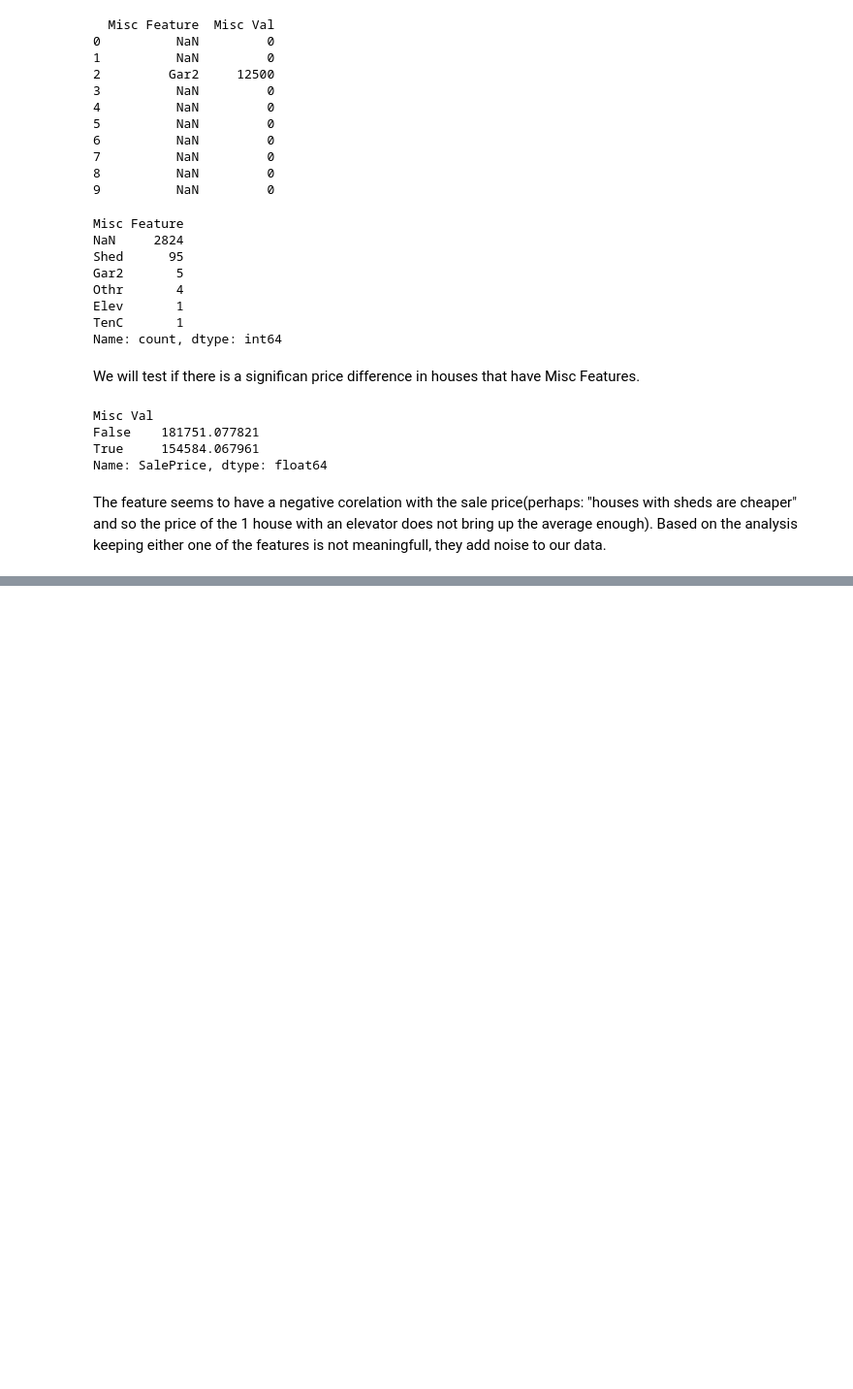
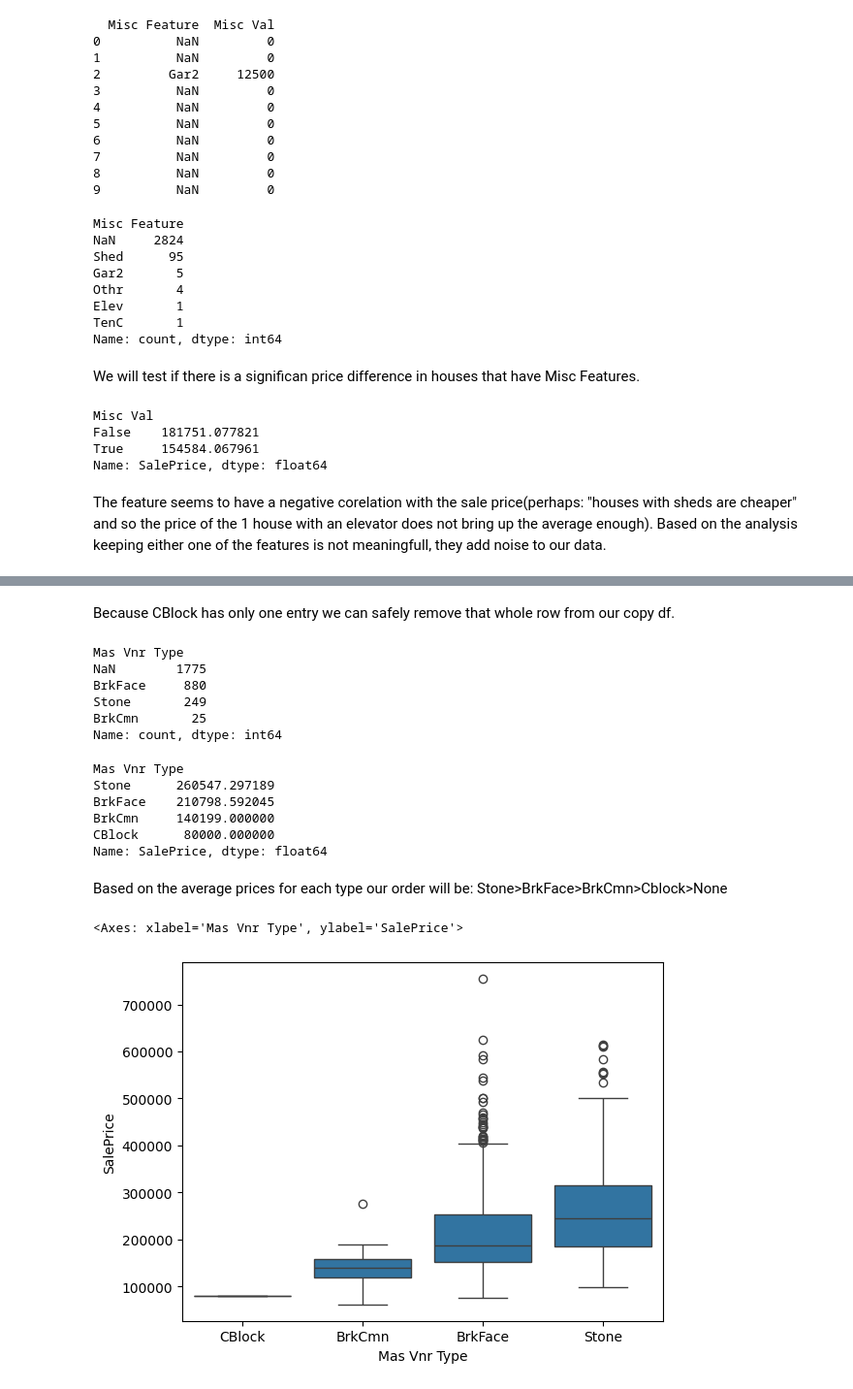
Before and after one commit to hedesiustefan/ML_Project, a Jupyter notebook: dataexplore.ipynb, the cells around one changed output, grey strips where cells are left out. Shown at 97% size. Cells and saved outputs as stored; diff of their text form; code cells hidden in the pictures; blank space fills up the shorter version.

Commit message:
handled all fetures with a high amount of missing values.

```diff
--- a/dataexplore.ipynb
+++ b/dataexplore.ipynb
@@ -358,0 +421,2 @@ df_copy.drop(['Misc Feature', 'Misc Val'], axis=1, inplace=True)
+# %% [markdown]
+Because CBlock has only one entry we can safely remove that whole row from our copy df.
@@ -358,0 +425,27 @@ df_copy.drop(['Misc Feature', 'Misc Val'], axis=1, inplace=True)
+# %%
+print(df_copy['Mas Vnr Type'].value_counts(dropna=False))
+# %% [output]
+Mas Vnr Type
+NaN        1775
+BrkFace     880
+Stone       249
+BrkCmn       25
+Name: count, dtype: int64
+# %%
+clean_df.groupby('Mas Vnr Type')['SalePrice'].mean().sort_values(ascending=False)
+# %% [output]
+Mas Vnr Type
+Stone      260547.297189
+BrkFace    210798.592045
+BrkCmn     140199.000000
+CBlock      80000.000000
+Name: SalePrice, dtype: float64
+# %% [markdown]
+Based on the average prices for each type our order will be: Stone>BrkFace>BrkCmn>Cblock>None
+# %%
+order = ['CBlock', 'BrkCmn', 'BrkFace', 'Stone']
+
+sns.boxplot(x='Mas Vnr Type', y='SalePrice', data=clean_df, order=order)
+# %% [output]
+<Axes: xlabel='Mas Vnr Type', ylabel='SalePrice'>
+[figure, added]
```
Also changed, not shown: parts of 14 cells of this notebook.
